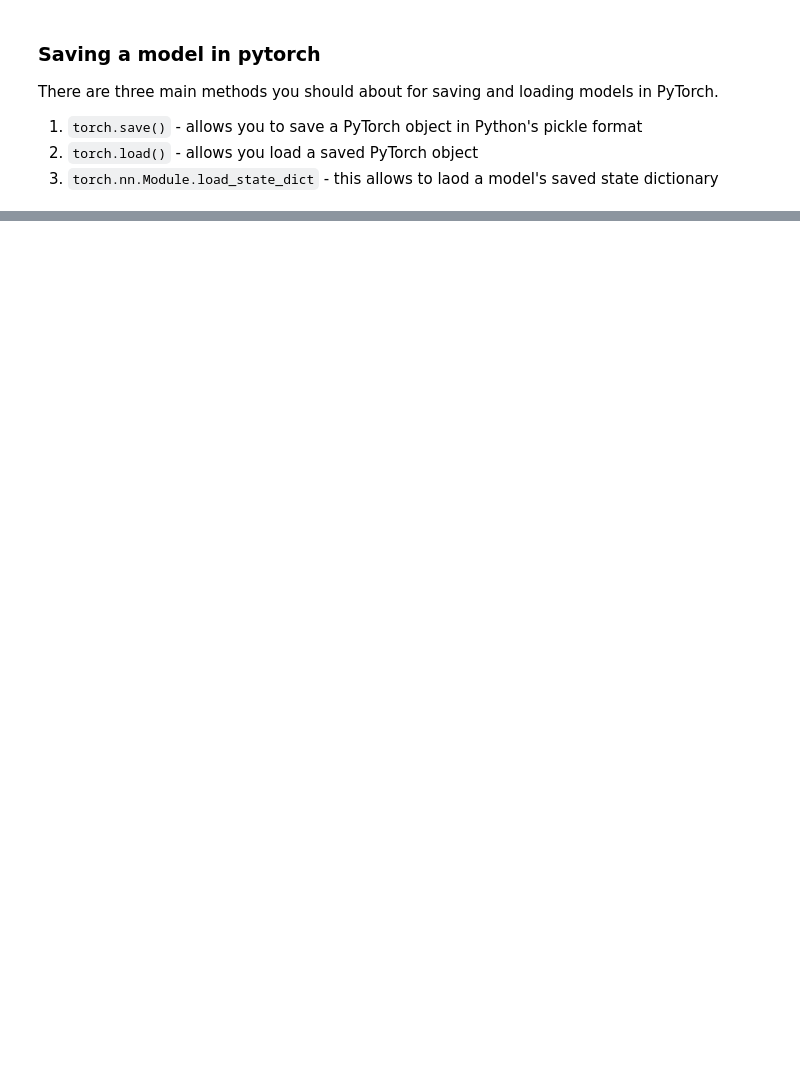
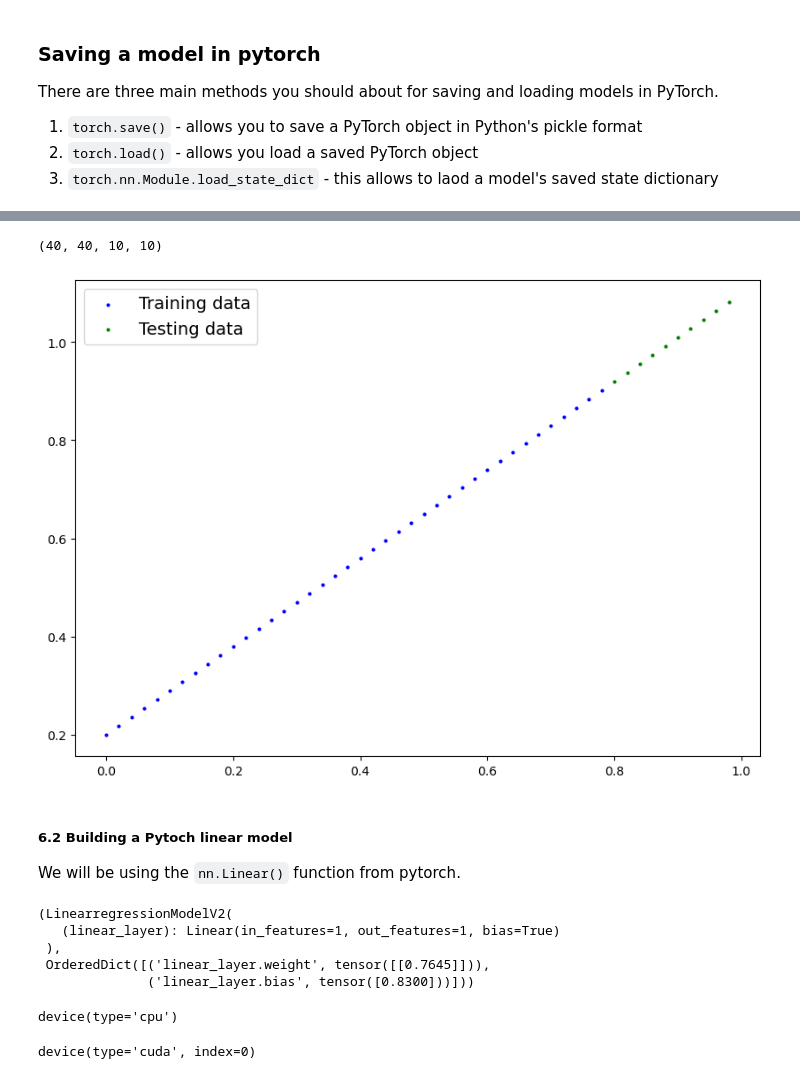
Before and after one commit to VPpexis/pytorch-training, a Jupyter notebook: 01_pytorch_workflow_fundamentals.ipynb, the cells around one changed output, grey strips where cells are left out. Cells and saved outputs as stored; diff of their text form; code cells hidden in the pictures; blank space fills up the shorter version.

```diff
--- a/01_pytorch_workflow_fundamentals.ipynb
+++ b/01_pytorch_workflow_fundamentals.ipynb
@@ -387,0 +411,16 @@ torch.save(model_0.state_dict(), MODEL_SAVE_PATH)
+# %%
+# Setting up bias and weights
+weight = 0.9
+bias = 0.2
+
+# Range of values
+start = 0
+end = 1
+step = 0.02
+
+# Create X and y (features and labels)
+X = torch.arange(start, end, step).unsqueeze(dim=1)
+y = weight * X + bias
+
+# Prinst sample of the data X, y
+X[:10], y[:10]
@@ -387,0 +448,51 @@ torch.save(model_0.state_dict(), MODEL_SAVE_PATH)
+# %%
+# Splitting the data
+train_split = int(0.8 * len(X))
+
+X_train, y_train = X[:train_split], y[:train_split]
+X_test, y_test = X[train_split:], y[train_split:]
+
+len(X_train), len(y_train), len(X_test), len(y_test)
+# %% [output]
+(40, 40, 10, 10)
+# %%
+# Visualize the dataset
+
+plot_predictions(X_train, y_train, X_test, y_test)
+# %% [output]
+[figure, added]
+# %% [markdown]
+##### 6.2 Building a Pytoch linear model
+We will be using the `nn.Linear()` function from pytorch.
+# %%
+class LinearregressionModelV2(nn.Module):
+    def __init__(self):
+        super().__init__()
+        # using nn.linear(): in_features and out features are 1 becuase our dataset is only 1 dimension
+        self.linear_layer = nn.Linear(in_features=1,
+                                      out_features=1)
+
+    # Forward function
+    def forward(self, x: torch.Tensor) -> torch.Tensor:
+        return self.linear_layer(x)
+
+torch.manual_seed(42)
+model_1 = LinearregressionModelV2()
+model_1, model_1.state_dict()
+# %% [output]
+(LinearregressionModelV2(
+   (linear_layer): Linear(in_features=1, out_features=1, bias=True)
+ ),
+ OrderedDict([('linear_layer.weight', tensor([[0.7645]])),
+              ('linear_layer.bias', tensor([0.8300]))]))
+# %%
+# Check model device
+next(model_1.parameters()).device
+# %% [output]
+device(type='cpu')
+# %%
+# Set to gpu if available
+model_1.to(device)
+next(model_1.parameters()).device
+# %% [output]
+device(type='cuda', index=0)
```
Also changed, not shown: parts of 22 cells of this notebook, 7 other files.
